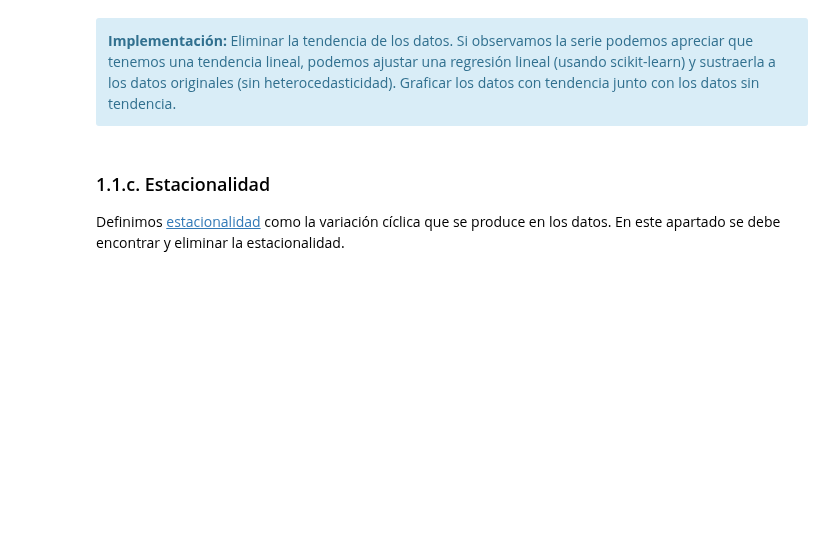
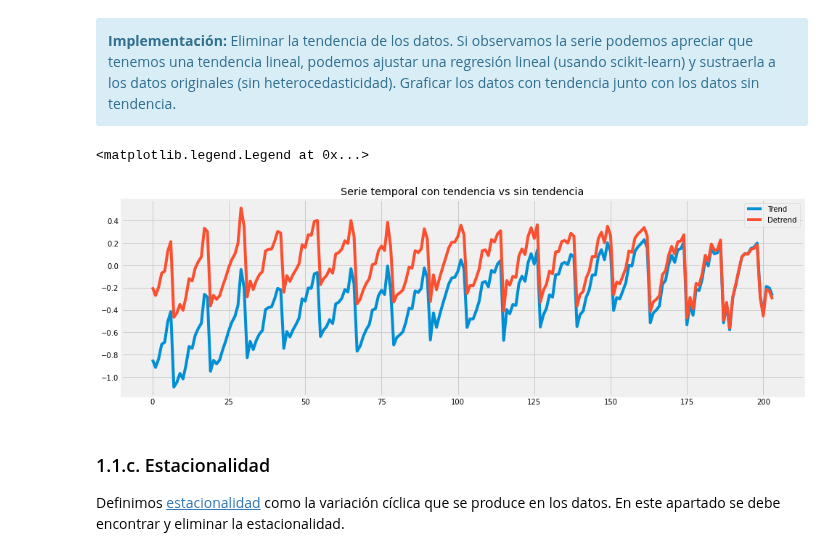
Before and after one commit to mariousm/Data-Science-Master, a Jupyter notebook: 2021-22/PrimerSemestre/Mineria/PEC4/UbiernaSanMamesMario_PEC4.ipynb, the cells around one changed output. Drawn from its saved outputs; the diff is of its cells as text; code cells hidden in the pictures; blank space fills up the shorter version.

```diff
--- a/2021-22/PrimerSemestre/Mineria/PEC4/UbiernaSanMamesMario_PEC4.ipynb
+++ b/2021-22/PrimerSemestre/Mineria/PEC4/UbiernaSanMamesMario_PEC4.ipynb
@@ -157,6 +263,31 @@ En nuestra serie temporal tenemos una tendencia lineal creciente. En este aparta
 <div class="alert alert-block alert-info">
 <strong>Implementación:</strong> Eliminar la tendencia de los datos. Si observamos la serie podemos apreciar que tenemos una tendencia lineal, podemos ajustar una regresión lineal (usando scikit-learn) y sustraerla a los datos originales (sin heterocedasticidad). Graficar los datos con tendencia junto con los datos sin tendencia.
 </div>
+# %%
+# Preparamos todo el conjunto de datos para el modelo de regresión lineal
+X =  np.array(range(datos_log.shape[0]))
+X = X.reshape(datos_log.shape[0], 1)
+y = datos_log.values
+
+# Creamos y ajustamos el modelo
+model_lr = LinearRegression()
+model_lr.fit(X, y)
+
+# Predecimos los valores
+y_pred = model_lr.predict(X)
+
+# Eliminamos la tendencia
+detrend = [y[i] - y_pred[i] for i in range(datos_log.shape[0])]
+
+# Graficamos los datos con tendencia y sin tendencia
+fig, ax = plt.subplots(1, 1, figsize=(15, 5))
+ax.plot(X, y)
+ax.plot(X, detrend)
+plt.title("Serie temporal con tendencia vs sin tendencia")
+plt.legend(["Trend", "Detrend"])
+# %% [output]
+<matplotlib.legend.Legend at 0x...>
+[figure, added]
 # %% [markdown]
 ### 1.1.c. Estacionalidad
 
```
Also changed, not shown: parts of 10 cells of this notebook.
